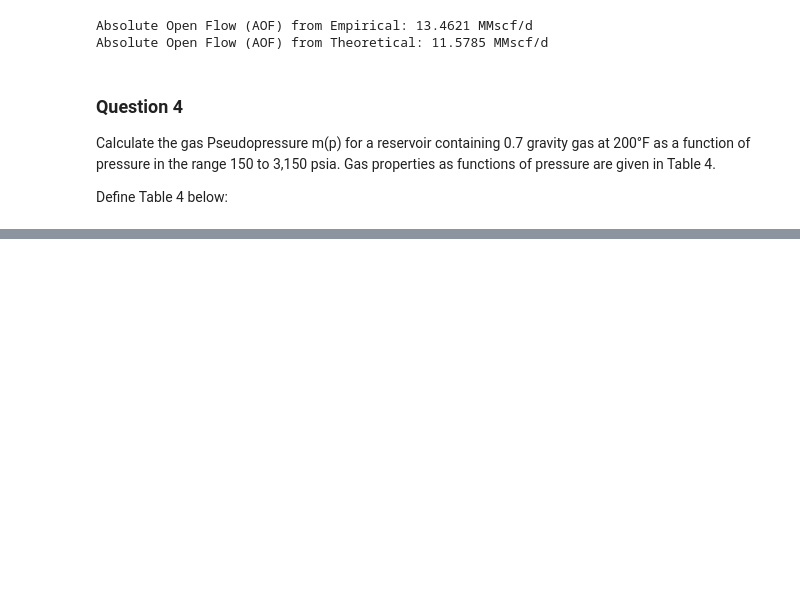
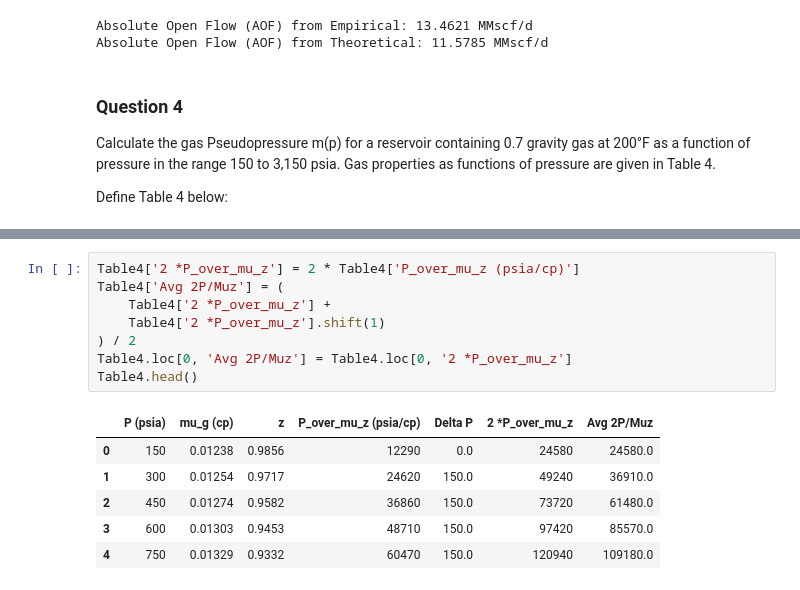
Before and after one commit to oudanny/well_testing, a Jupyter notebook: HW6_GasWellTesting.ipynb, the cells around one changed output, grey strips where cells are left out. Drawn from its saved outputs; the diff is of its cells as text; blank space fills up the shorter version.

```diff
--- a/HW6_GasWellTesting.ipynb
+++ b/HW6_GasWellTesting.ipynb
@@ -442,0 +471,15 @@ Table4.head(21)
+# %%
+Table4['2 *P_over_mu_z'] = 2 * Table4['P_over_mu_z (psia/cp)']
+Table4['Avg 2P/Muz'] = (
+    Table4['2 *P_over_mu_z'] +
+    Table4['2 *P_over_mu_z'].shift(1)
+) / 2
+Table4.loc[0, 'Avg 2P/Muz'] = Table4.loc[0, '2 *P_over_mu_z']
+Table4.head()
+# %% [output]
+|  | P (psia) | mu_g (cp) | z | P_over_mu_z (psia/cp) | Delta P | 2 *P_over_mu_z | Avg 2P/Muz |
+| 0 | 150 | 0.01238 | 0.9856 | 12290 | 0.0 | 24580 | 24580.0 |
+| 1 | 300 | 0.01254 | 0.9717 | 24620 | 150.0 | 49240 | 36910.0 |
+| 2 | 450 | 0.01274 | 0.9582 | 36860 | 150.0 | 73720 | 61480.0 |
+| 3 | 600 | 0.01303 | 0.9453 | 48710 | 150.0 | 97420 | 85570.0 |
+| 4 | 750 | 0.01329 | 0.9332 | 60470 | 150.0 | 120940 | 109180.0 |
```
Also changed, not shown: parts of 5 cells of this notebook.
